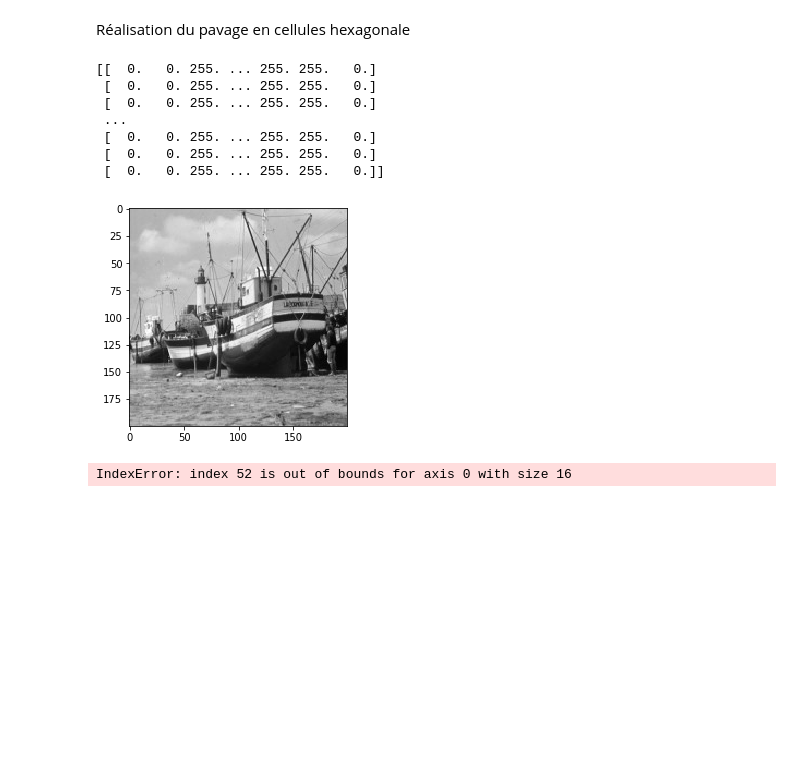
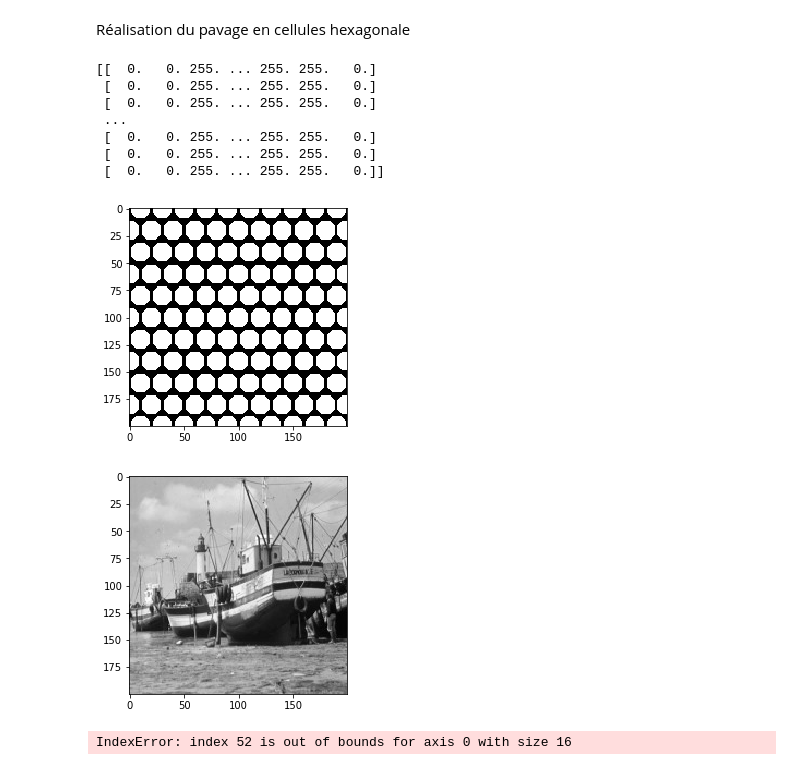
Before and after one commit to zaxaheb/waterpixels, a Jupyter notebook: Waterpixels.ipynb, the cells around one changed output. Cells and saved outputs as stored; diff of their text form; code cells hidden in the pictures; blank space fills up the shorter version.

```diff
--- a/Waterpixels.ipynb
+++ b/Waterpixels.ipynb
@@ -465,21 +459,23 @@ def creation_cellules2(im,taille_cellule, bande_separante_min):
 # %%
 im=skio.imread('bat.bmp')
 taille_cellule=20
 bande_separante_min=2
 M=creation_cellules2(im,taille_cellule,bande_separante_min)
 plt.imshow(M,cmap='gray')
+plt.figure()
 plt.imshow(im,cmap='gray')
 
 print(M)
 # %% [output]
 [[  0.   0. 255. ... 255. 255.   0.]
  [  0.   0. 255. ... 255. 255.   0.]
  [  0.   0. 255. ... 255. 255.   0.]
  ...
  [  0.   0. 255. ... 255. 255.   0.]
  [  0.   0. 255. ... 255. 255.   0.]
  [  0.   0. 255. ... 255. 255.   0.]]
-[figure, old version]
+[figure, new version]
+[figure, added]
 # %%
 from skimage.morphology import label
 
```
Also changed, not shown: parts of 8 cells of this notebook.
